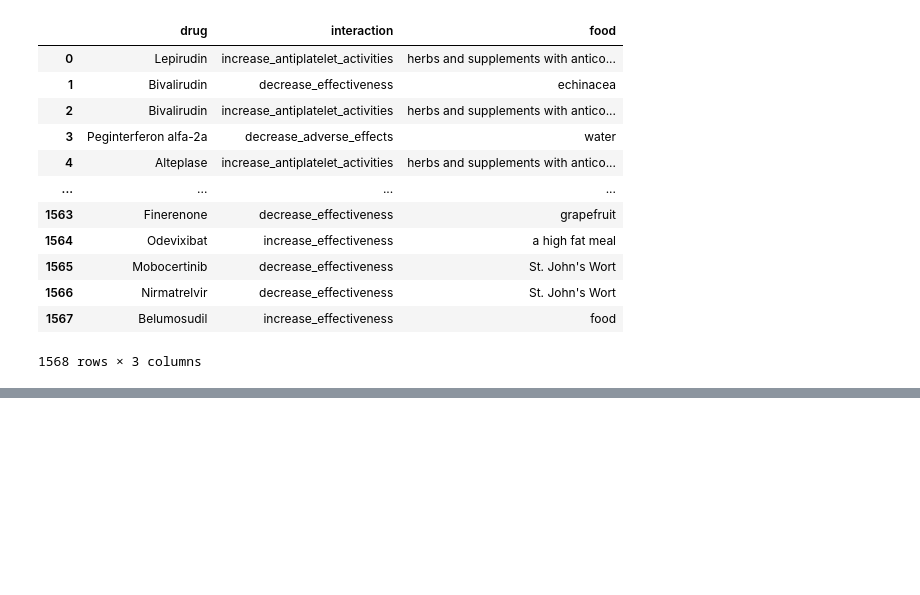
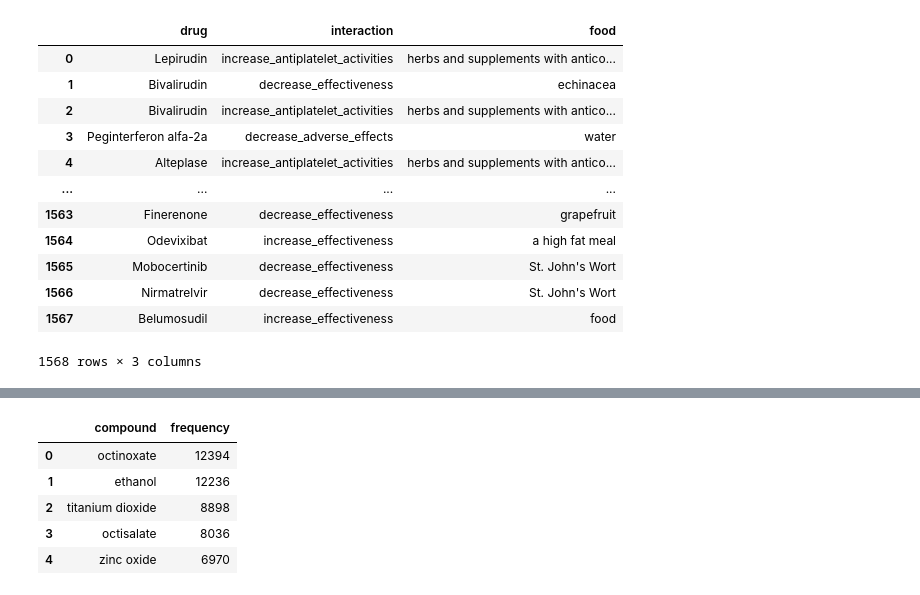
Before and after one commit to marketakrenkova/drug-interaction-prediction, a Jupyter notebook: drugBank_data_explore.ipynb, the cells around one changed output, grey strips where cells are left out. Drawn from its saved outputs; the diff is of its cells as text; code cells hidden in the pictures; blank space fills up the shorter version.

```diff
--- a/drugBank_data_explore.ipynb
+++ b/drugBank_data_explore.ipynb
@@ -331,0 +357,12 @@ food_interactions_triplets
+# %%
+counts = Counter(ingredients)
+counts = dict(sorted(counts.items(), key=lambda item: item[1], reverse=True))
+counts_ingredients_df = pd.DataFrame(counts.items(), columns=['compound', 'frequency'])
+counts_ingredients_df.head()
+# %% [output]
+|  | compound | frequency |
+| 0 | octinoxate | 12394 |
+| 1 | ethanol | 12236 |
+| 2 | titanium dioxide | 8898 |
+| 3 | octisalate | 8036 |
+| 4 | zinc oxide | 6970 |
```
Also changed, not shown: parts of 12 cells of this notebook, 1 other file.
